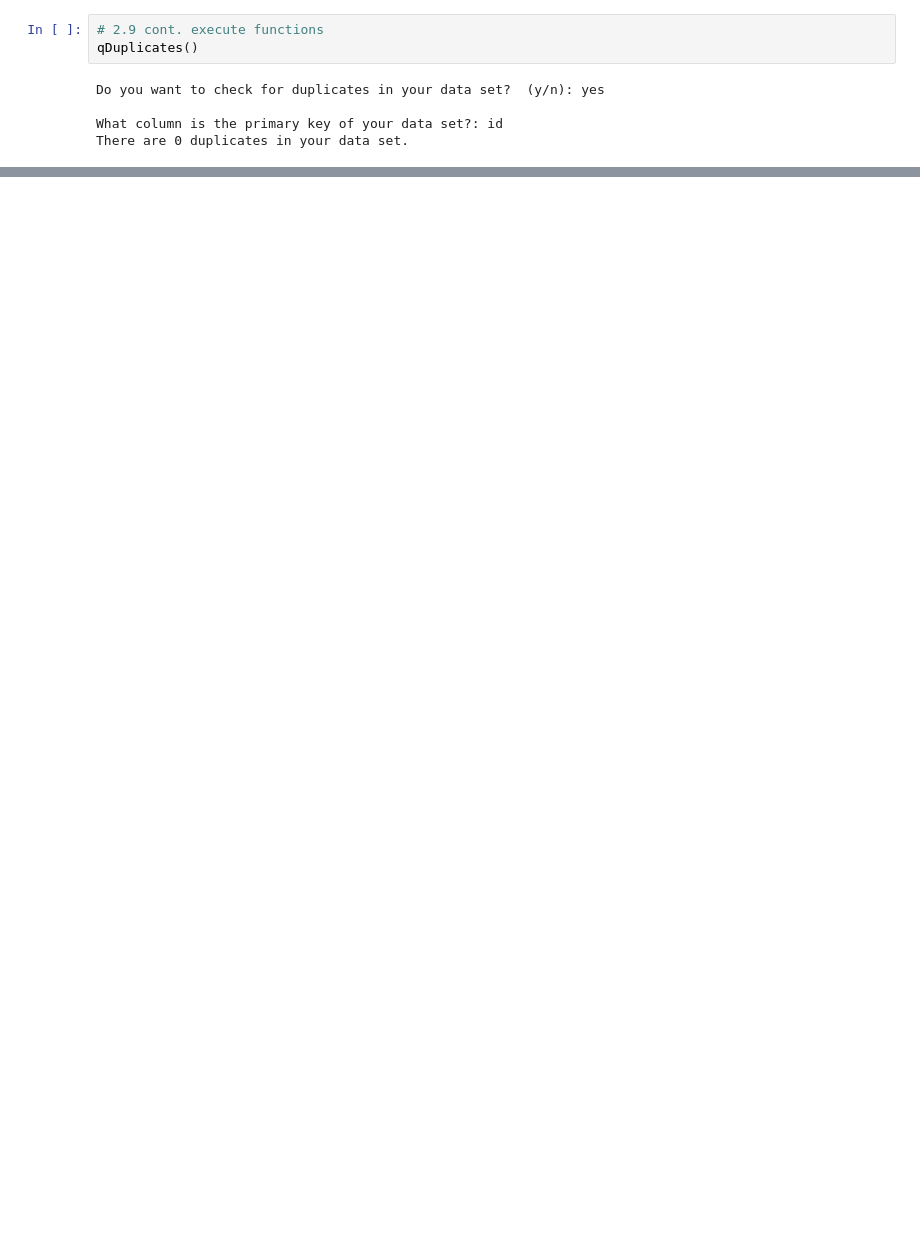
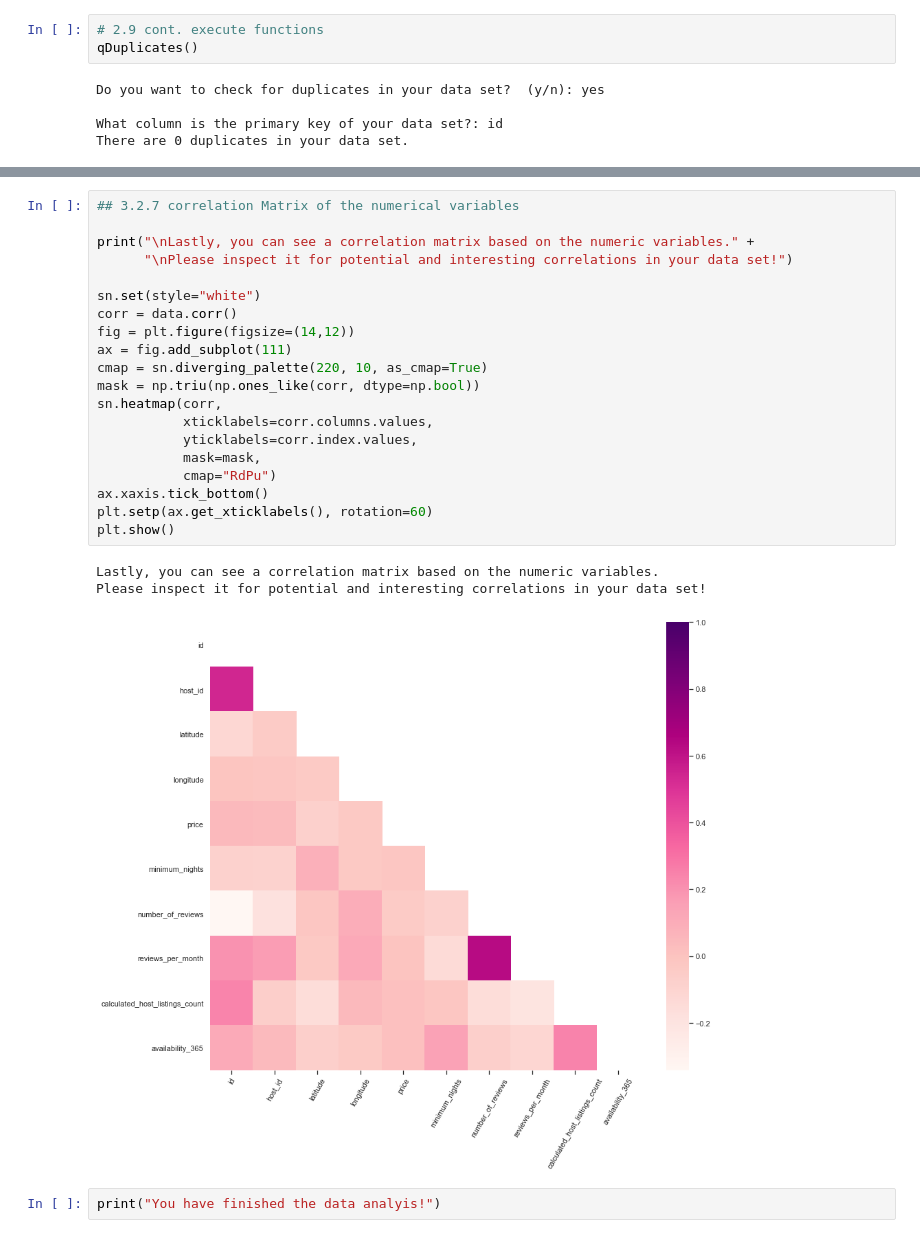
Before and after one commit to Minitech24/Skills-Python-Project-HSG2020, a Jupyter notebook: DA_Tool_General.ipynb, the cells around one changed output, grey strips where cells are left out. Cells and saved outputs as stored; diff of their text form; blank space fills up the shorter version.

```diff
--- a/DA_Tool_General.ipynb
+++ b/DA_Tool_General.ipynb
@@ -312,0 +578,26 @@ There are 0 duplicates in your data set.
+# %%
+## 3.2.7 correlation Matrix of the numerical variables
+
+print("\nLastly, you can see a correlation matrix based on the numeric variables." +
+      "\nPlease inspect it for potential and interesting correlations in your data set!")
+
+sn.set(style="white")
+corr = data.corr()
+fig = plt.figure(figsize=(14,12))
+ax = fig.add_subplot(111)
+cmap = sn.diverging_palette(220, 10, as_cmap=True)
+mask = np.triu(np.ones_like(corr, dtype=np.bool))
+sn.heatmap(corr,
+           xticklabels=corr.columns.values,
+           yticklabels=corr.index.values,
+           mask=mask,
+           cmap="RdPu")
+ax.xaxis.tick_bottom()
+plt.setp(ax.get_xticklabels(), rotation=60)
+plt.show()
+# %% [output]
+Lastly, you can see a correlation matrix based on the numeric variables.
+Please inspect it for potential and interesting correlations in your data set!
+[figure, added]
+# %%
+print("You have finished the data analyis!")
```
Also changed, not shown: parts of 44 cells of this notebook.
